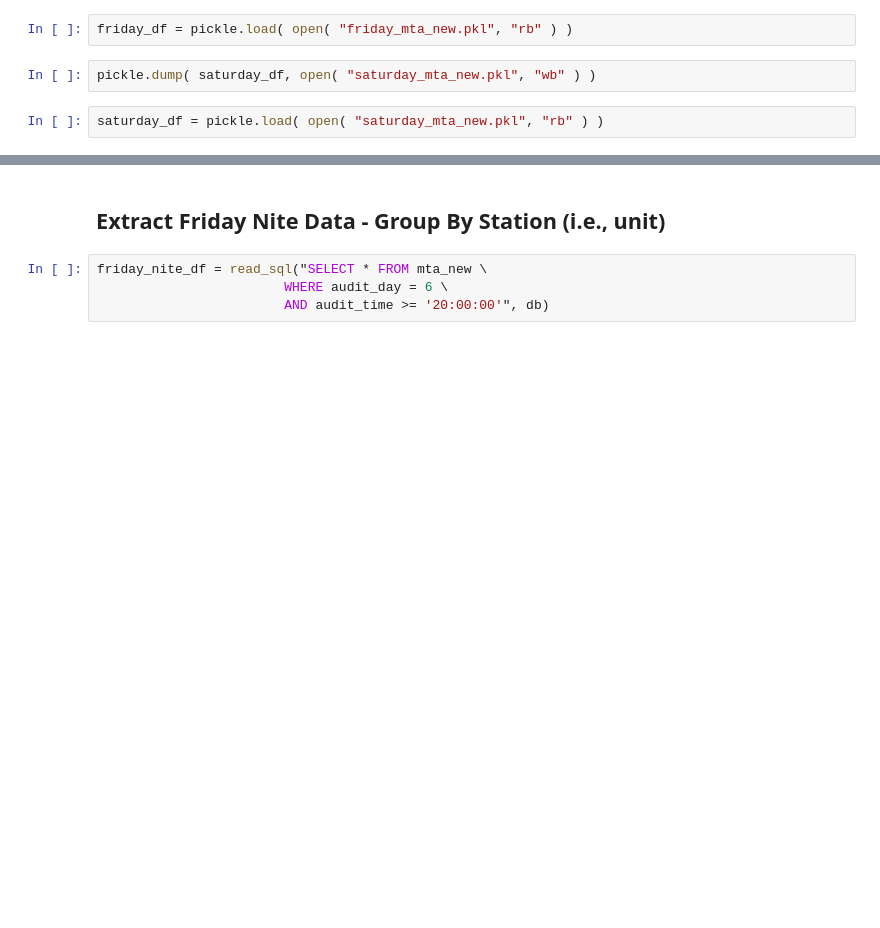
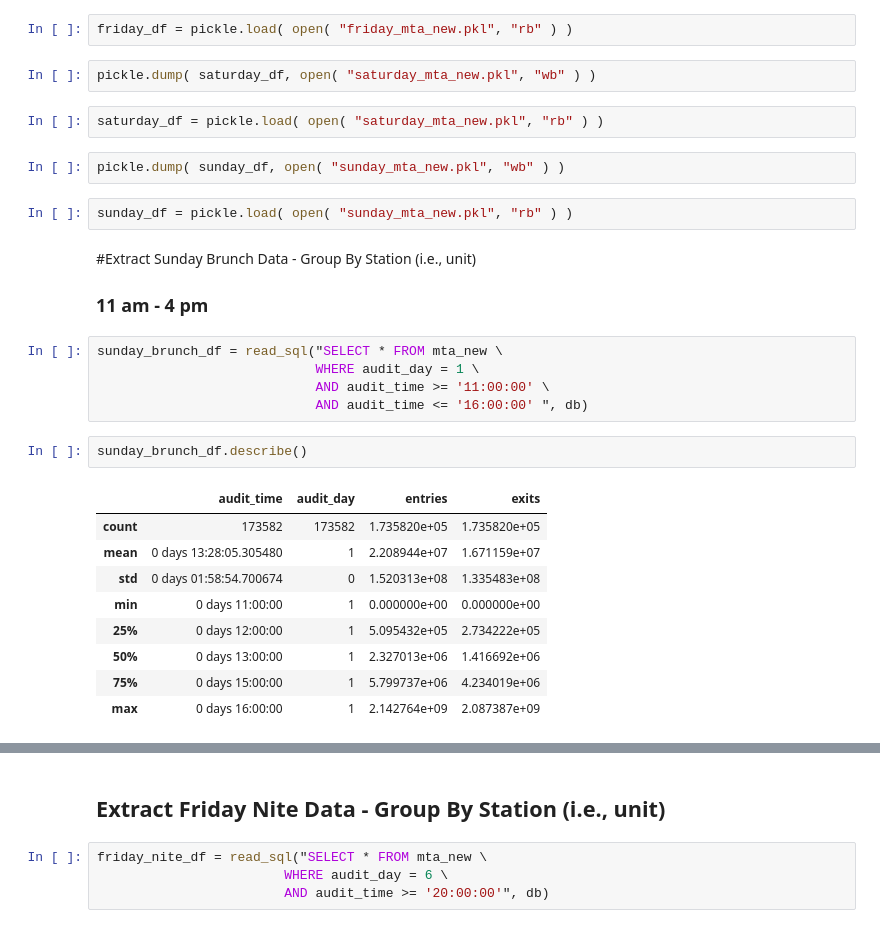
Before and after one commit to JessicaFreaner/Gentrification, a Jupyter notebook: Kojak_MTA_MySQL_2.ipynb, the cells around one changed output, grey strips where cells are left out. Drawn from its saved outputs; the diff is of its cells as text; blank space fills up the shorter version.

```diff
--- a/Kojak_MTA_MySQL_2.ipynb
+++ b/Kojak_MTA_MySQL_2.ipynb
@@ -173,3 +176,28 @@ friday_df = pickle.load( open( "friday_mta_new.pkl", "rb" ) )
 pickle.dump( saturday_df, open( "saturday_mta_new.pkl", "wb" ) )
 # %%
 saturday_df = pickle.load( open( "saturday_mta_new.pkl", "rb" ) )
+# %%
+pickle.dump( sunday_df, open( "sunday_mta_new.pkl", "wb" ) )
+# %%
+sunday_df = pickle.load( open( "sunday_mta_new.pkl", "rb" ) )
+# %% [markdown]
+#Extract Sunday Brunch Data - Group By Station (i.e., unit)
+
+### 11 am - 4 pm
+# %%
+sunday_brunch_df = read_sql("SELECT * FROM mta_new \
+                            WHERE audit_day = 1 \
+                            AND audit_time >= '11:00:00' \
+                            AND audit_time <= '16:00:00' ", db)
+# %%
+sunday_brunch_df.describe()
+# %% [output]
+|  | audit_time | audit_day | entries | exits |
+| count | 173582 | 173582 | 1.735820e+05 | 1.735820e+05 |
+| mean | 0 days 13:28:05.305480 | 1 | 2.208944e+07 | 1.671159e+07 |
+| std | 0 days 01:58:54.700674 | 0 | 1.520313e+08 | 1.335483e+08 |
+| min | 0 days 11:00:00 | 1 | 0.000000e+00 | 0.000000e+00 |
+| 25% | 0 days 12:00:00 | 1 | 5.095432e+05 | 2.734222e+05 |
+| 50% | 0 days 13:00:00 | 1 | 2.327013e+06 | 1.416692e+06 |
+| 75% | 0 days 15:00:00 | 1 | 5.799737e+06 | 4.234019e+06 |
+| max | 0 days 16:00:00 | 1 | 2.142764e+09 | 2.087387e+09 |
```
Also changed, not shown: parts of 37 cells of this notebook.
